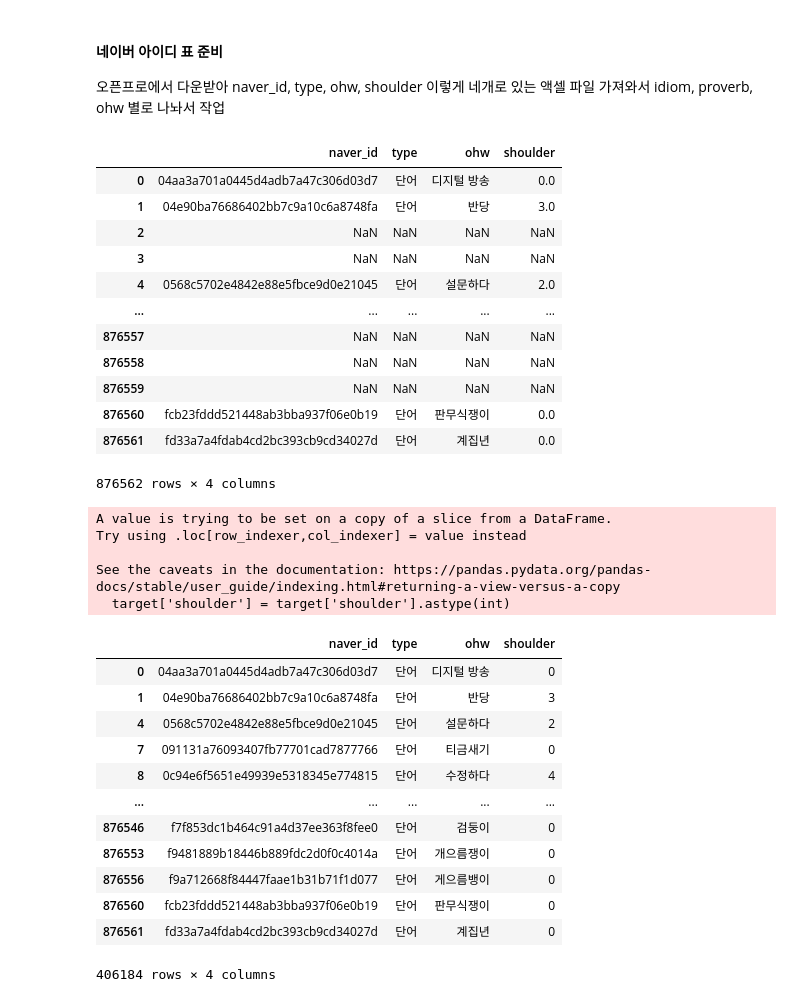
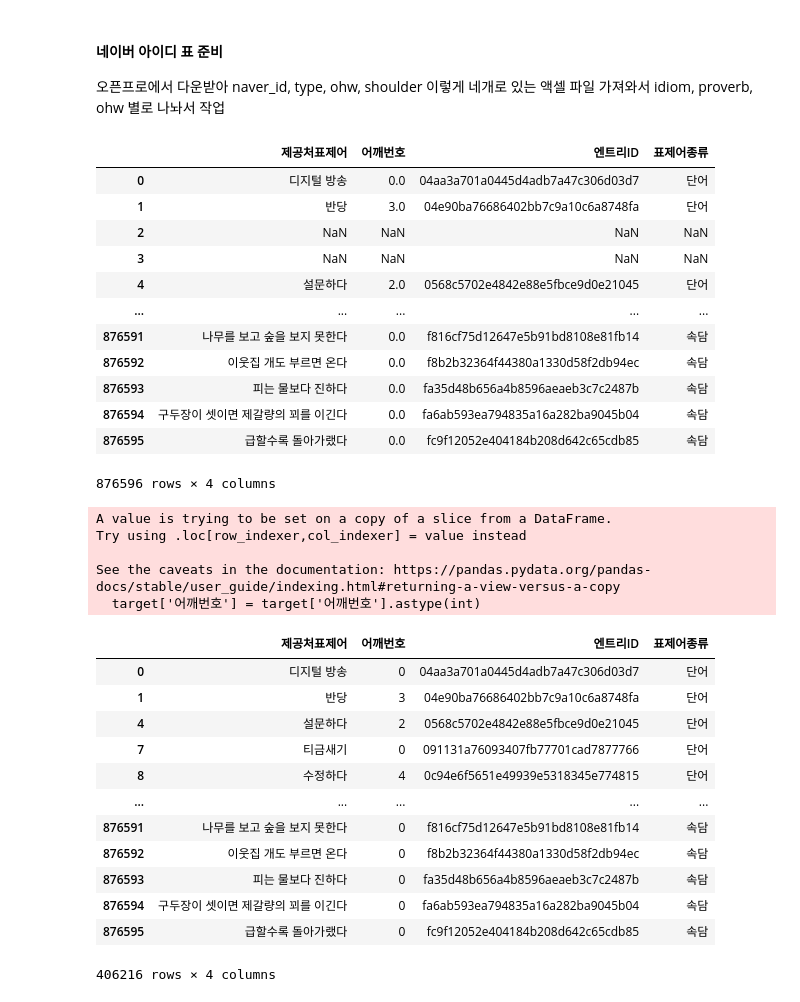
Before and after one commit to Jyoonly/openpro, a Jupyter notebook: kordic/code/id_prepare.ipynb, the cells around one changed output. Cells and saved outputs as stored; diff of their text form; code cells hidden in the pictures.

Commit message:
거의 완성 kordic

```diff
--- a/kordic/code/id_prepare.ipynb
+++ b/kordic/code/id_prepare.ipynb
@@ -5,44 +5,45 @@
 # %%
 import pandas as pd
 
-id_path = "/Users/anjonghyeon/Desktop/KU/민족문화연구원 사전실/openpro/kordic/asset/naver_id_1212.xlsx"
+# id_path를 바꿔주세요.
+id_path = "../asset/naver_id.xlsx"
 target = pd.read_excel(id_path, engine='openpyxl')
 target
 # %% [output]
-|  | naver_id | type | ohw | shoulder |
-| 0 | 04aa3a701a0445d4adb7a47c306d03d7 | 단어 | 디지털 방송 | 0.0 |
-| 1 | 04e90ba76686402bb7c9a10c6a8748fa | 단어 | 반당 | 3.0 |
+|  | 제공처표제어 | 어깨번호 | 엔트리ID | 표제어종류 |
+| 0 | 디지털 방송 | 0.0 | 04aa3a701a0445d4adb7a47c306d03d7 | 단어 |
+| 1 | 반당 | 3.0 | 04e90ba76686402bb7c9a10c6a8748fa | 단어 |
 | 2 | NaN | NaN | NaN | NaN |
 | 3 | NaN | NaN | NaN | NaN |
-| 4 | 0568c5702e4842e88e5fbce9d0e21045 | 단어 | 설문하다 | 2.0 |
+| 4 | 설문하다 | 2.0 | 0568c5702e4842e88e5fbce9d0e21045 | 단어 |
 | ... | ... | ... | ... | ... |
-| 876557 | NaN | NaN | NaN | NaN |
-| 876558 | NaN | NaN | NaN | NaN |
-| 876559 | NaN | NaN | NaN | NaN |
-| 876560 | fcb23fddd521448ab3bba937f06e0b19 | 단어 | 판무식쟁이 | 0.0 |
-| 876561 | fd33a7a4fdab4cd2bc393cb9cd34027d | 단어 | 계집년 | 0.0 |
+| 876591 | 나무를 보고 숲을 보지 못한다 | 0.0 | f816cf75d12647e5b91bd8108e81fb14 | 속담 |
+| 876592 | 이웃집 개도 부르면 온다 | 0.0 | f8b2b32364f44380a1330d58f2db94ec | 속담 |
+| 876593 | 피는 물보다 진하다 | 0.0 | fa35d48b656a4b8596aeaeb3c7c2487b | 속담 |
+| 876594 | 구두장이 셋이면 제갈량의 꾀를 이긴다 | 0.0 | fa6ab593ea794835a16a282ba9045b04 | 속담 |
+| 876595 | 급할수록 돌아가랬다 | 0.0 | fc9f12052e404184b208d642c65cdb85 | 속담 |
-876562 rows × 4 columns
+876596 rows × 4 columns
 # %%
-target = target.dropna(subset=['naver_id'])
-target['shoulder'] = target['shoulder'].astype(int)
+target = target.dropna(subset=['엔트리ID'])
+target['어깨번호'] = target['어깨번호'].astype(int)
 target
 # %% [output]
 A value is trying to be set on a copy of a slice from a DataFrame.
 Try using .loc[row_indexer,col_indexer] = value instead
 
 See the caveats in the documentation: https://pandas.pydata.org/pandas-docs/stable/user_guide/indexing.html#returning-a-view-versus-a-copy
-  target['shoulder'] = target['shoulder'].astype(int)
+  target['어깨번호'] = target['어깨번호'].astype(int)
-|  | naver_id | type | ohw | shoulder |
-| 0 | 04aa3a701a0445d4adb7a47c306d03d7 | 단어 | 디지털 방송 | 0 |
-| 1 | 04e90ba76686402bb7c9a10c6a8748fa | 단어 | 반당 | 3 |
-| 4 | 0568c5702e4842e88e5fbce9d0e21045 | 단어 | 설문하다 | 2 |
-| 7 | 091131a76093407fb77701cad7877766 | 단어 | 티금새기 | 0 |
-| 8 | 0c94e6f5651e49939e5318345e774815 | 단어 | 수정하다 | 4 |
+|  | 제공처표제어 | 어깨번호 | 엔트리ID | 표제어종류 |
+| 0 | 디지털 방송 | 0 | 04aa3a701a0445d4adb7a47c306d03d7 | 단어 |
+| 1 | 반당 | 3 | 04e90ba76686402bb7c9a10c6a8748fa | 단어 |
+| 4 | 설문하다 | 2 | 0568c5702e4842e88e5fbce9d0e21045 | 단어 |
+| 7 | 티금새기 | 0 | 091131a76093407fb77701cad7877766 | 단어 |
+| 8 | 수정하다 | 4 | 0c94e6f5651e49939e5318345e774815 | 단어 |
 | ... | ... | ... | ... | ... |
-| 876546 | f7f853dc1b464c91a4d37ee363f8fee0 | 단어 | 검둥이 | 0 |
-| 876553 | f9481889b18446b889fdc2d0f0c4014a | 단어 | 개으름쟁이 | 0 |
-| 876556 | f9a712668f84447faae1b31b71f1d077 | 단어 | 게으름뱅이 | 0 |
-| 876560 | fcb23fddd521448ab3bba937f06e0b19 | 단어 | 판무식쟁이 | 0 |
-| 876561 | fd33a7a4fdab4cd2bc393cb9cd34027d | 단어 | 계집년 | 0 |
+| 876591 | 나무를 보고 숲을 보지 못한다 | 0 | f816cf75d12647e5b91bd8108e81fb14 | 속담 |
+| 876592 | 이웃집 개도 부르면 온다 | 0 | f8b2b32364f44380a1330d58f2db94ec | 속담 |
+| 876593 | 피는 물보다 진하다 | 0 | fa35d48b656a4b8596aeaeb3c7c2487b | 속담 |
+| 876594 | 구두장이 셋이면 제갈량의 꾀를 이긴다 | 0 | fa6ab593ea794835a16a282ba9045b04 | 속담 |
+| 876595 | 급할수록 돌아가랬다 | 0 | fc9f12052e404184b208d642c65cdb85 | 속담 |
-406184 rows × 4 columns
+406216 rows × 4 columns
 # %%
```
Also changed, not shown: parts of 2 cells of this notebook, 6 other files.
